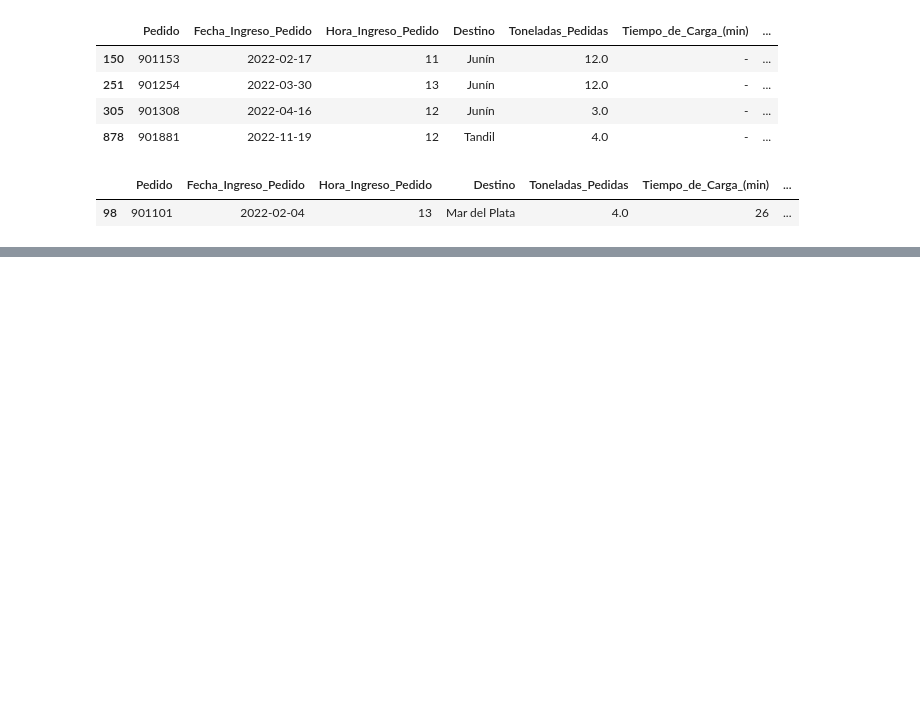
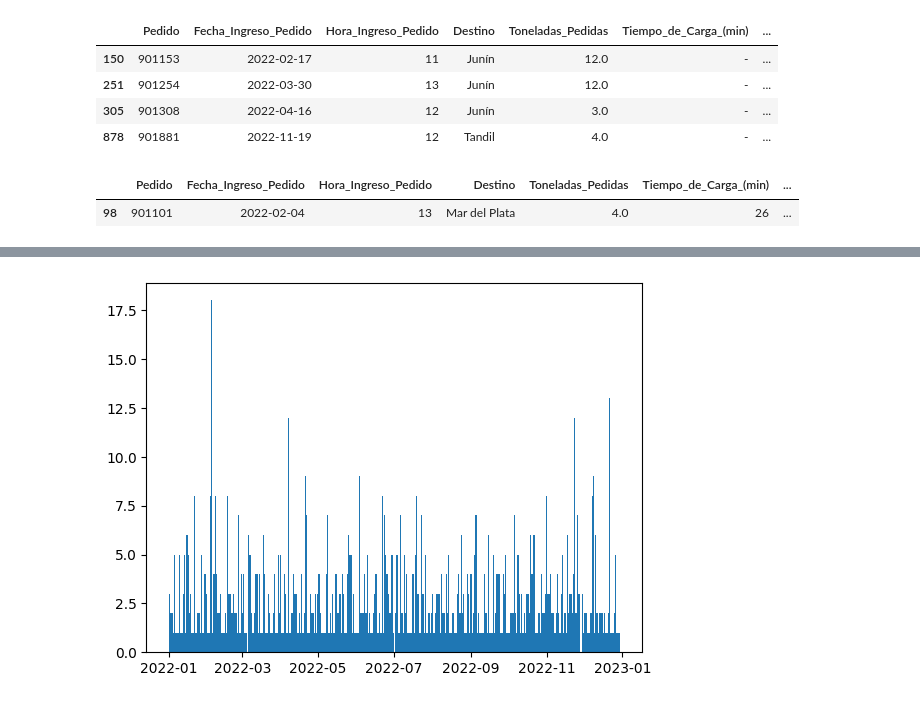
Before and after one commit to rodrigoamor5/TP1_Operativa_III, a Jupyter notebook: Analisis.ipynb, the cells around one changed output, grey strips where cells are left out. Cells and saved outputs as stored; diff of their text form; code cells hidden in the pictures; blank space fills up the shorter version.

```diff
--- a/Analisis.ipynb
+++ b/Analisis.ipynb
@@ -272,0 +314,7 @@ df.to_csv('TP1_datalimpia.csv', sep = ';')
+# %%
+fecha = df['Fecha_Ingreso_Pedido']
+
+plt.hist(fecha.values, bins = 365)
+plt.show()
+# %% [output]
+[figure, added]
```
Also changed, not shown: parts of 10 cells of this notebook, 1 other file.
